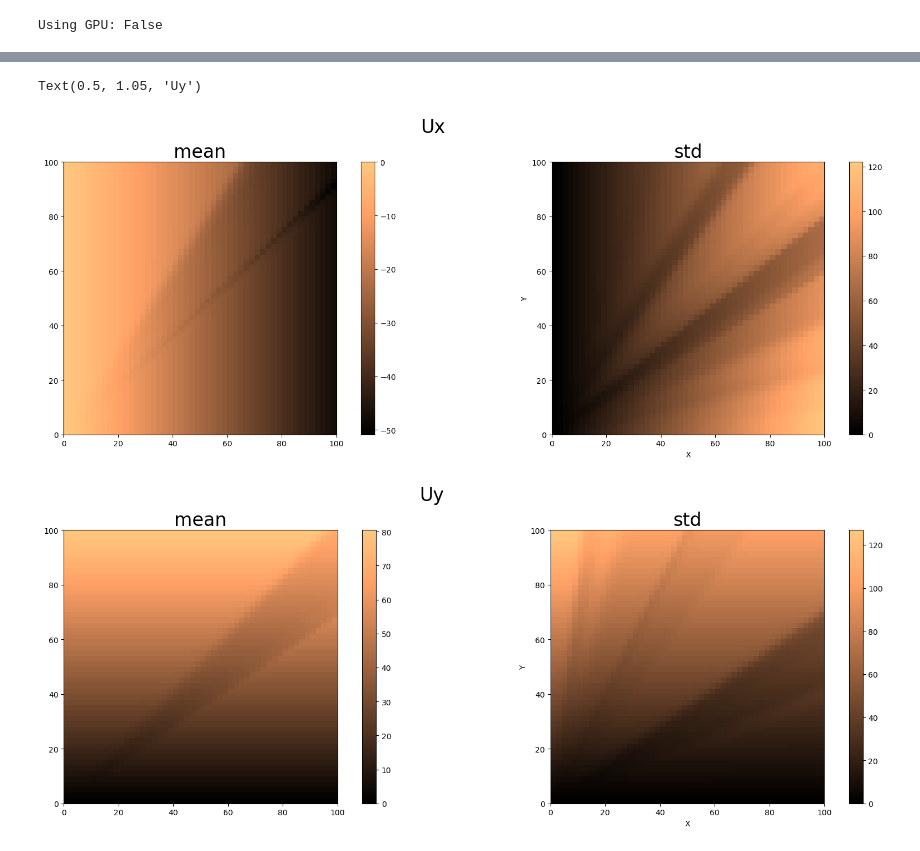
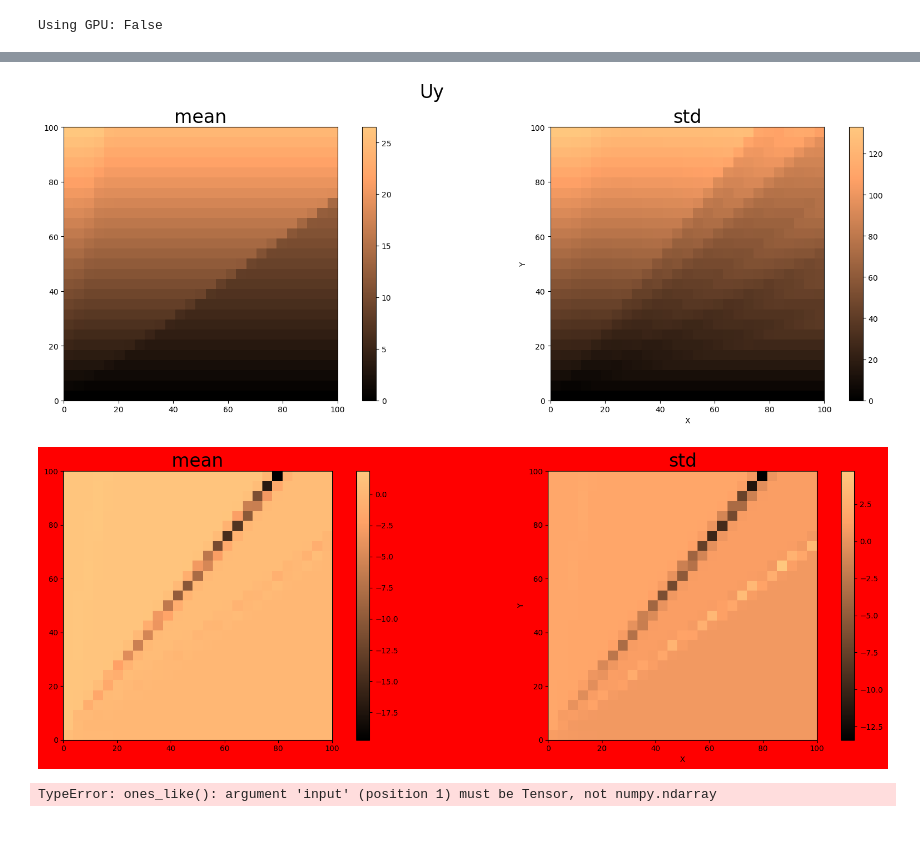
Before and after one commit to bonneted/pinn-cm, a Jupyter notebook: UQ/thin_plate.ipynb, the cells around one changed output, grey strips where cells are left out. Drawn from its saved outputs; the diff is of its cells as text; code cells hidden in the pictures.

```diff
--- a/UQ/thin_plate.ipynb
+++ b/UQ/thin_plate.ipynb
@@ -515,10 +515,10 @@ Uy_mean = MeanNN(input_dim=2).to(device)
 Uy_coeffs = CoefficientNN(input_dim=2, output_dim=truncation_order*2).to(device)
 # %%
 # Training
-batch_size = 1
+batch_size = 2
 learning_rate = 5e-4
 lambda_reg = 5e-10
-epochs = 1000
+epochs = 100
 
 C_data = [C11, torch.tensor(dC11_dx).float().to(device), torch.tensor(dC11_dy).float().to(device), C33, torch.tensor(dC33_dx).float().to(device), torch.tensor(dC33_dy).float().to(device)]
 
@@ -550,17 +550,17 @@ torch.save(Uy_coeffs.state_dict(), os.path.join(save_folder, "Uy_coeffs_model.pt
 
 
 # Load the model
-# Ux_mean = MeanNN(input_dim=2).to(device)
-# Ux_coeffs = CoefficientNN(input_dim=2, output_dim=truncation_order*2).to(device)
-# Uy_mean = MeanNN(input_dim=2).to(device)
-# Uy_coeffs = CoefficientNN(input_dim=2, output_dim=truncation_order*2).to(device)
+Ux_mean = MeanNN(input_dim=2).to(device)
+Ux_coeffs = CoefficientNN(input_dim=2, output_dim=truncation_order*2).to(device)
+Uy_mean = MeanNN(input_dim=2).to(device)
+Uy_coeffs = CoefficientNN(input_dim=2, output_dim=truncation_order*2).to(device)
 
-# Ux_mean.load_state_dict(torch.load('Ux_mean_model.pth'))
-# Ux_coeffs.load_state_dict(torch.load('Ux_coeffs_model.pth'))
-# Uy_mean.load_state_dict(torch.load('Uy_mean_model.pth'))
-# Uy_coeffs.load_state_dict(torch.load('Uy_coeffs_model.pth'))
+Ux_mean.load_state_dict(torch.load(os.path.join(save_folder, "Ux_mean_model.pth")))
+Ux_coeffs.load_state_dict(torch.load(os.path.join(save_folder, "Ux_coeffs_model.pth")))
+Uy_mean.load_state_dict(torch.load(os.path.join(save_folder, "Uy_mean_model.pth")))
+Uy_coeffs.load_state_dict(torch.load(os.path.join(save_folder, "Uy_coeffs_model.pth")))
 # %%
-N = 50
+N = 27
 # Generate the grid for plotting
 x_plot = np.linspace(0, Lmax, int(N))
 y_plot = np.linspace(0, Lmax, int(N))
@@ -569,53 +569,73 @@ X_plot, Y_plot = np.meshgrid(x_plot, y_plot)
 # Create a meshgrid of points
 points = np.column_stack((X_plot.ravel(), Y_plot.ravel()))
 points_tensor = torch.tensor(points).float().to(device)
+points_tensor.requires_grad = True
 
 
-with torch.no_grad():
-    Ux_mean_plot = Ux_mean(points_tensor).flatten()
-    Uy_mean_plot = Uy_mean(points_tensor).flatten()
-    Ux_coeffs_plot = Ux_coeffs(points_tensor).T
-    Uy_coeffs_plot = Uy_coeffs(points_tensor).T
+Ux_mean_plot = Ux_mean(points_tensor).flatten()
+Uy_mean_plot = Uy_mean(points_tensor).flatten()
+Ux_coeffs_plot = Ux_coeffs(points_tensor).T
+Uy_coeffs_plot = Uy_coeffs(points_tensor).T
 
 Ux_mean_plot, Uy_mean_plot = Enforce_BC(points_tensor,Ux_mean_plot,Uy_mean_plot)
 Ux_coeffs_plot, Uy_coeffs_plot = Enforce_BC(points_tensor,Ux_coeffs_plot,Uy_coeffs_plot)
 Ux_std_plot = torch.sqrt(torch.sum(Ux_coeffs_plot**2, dim=0))
 Uy_std_plot = torch.sqrt(torch.sum(Uy_coeffs_plot**2, dim=0))
 
-Ux_mean_plot = Ux_mean_plot.reshape(N, N).cpu().numpy()
-Uy_mean_plot = Uy_mean_plot.reshape(N, N).cpu().numpy()
-Ux_std_plot = Ux_std_plot.reshape(N, N).cpu().numpy()
-Uy_std_plot = Uy_std_plot.reshape(N, N).cpu().numpy()
+C11_plot = C11[:,:,0].ravel()
+C33_plot = C33[:,:,0].ravel()
+E_means = E_nn((Ux_mean_plot,Uy_mean_plot),points_tensor)
+S_means = S_nn(E_means, C11_plot, C33_plot)
+
+for i in range(3):
+    E_means[i] = E_means[i].reshape(N, N).cpu().detach().numpy()
+    S_means[i] = S_means[i].reshape(N, N).cpu().detach().numpy()
+
+Ux_mean_plot = Ux_mean_plot.reshape(N, N).cpu().detach().numpy()
+Uy_mean_plot = Uy_mean_plot.reshape(N, N).cpu().detach().numpy()
+Ux_std_plot = Ux_std_plot.reshape(N, N).cpu().detach().numpy()
+Uy_std_plot = Uy_std_plot.reshape(N, N).cpu().detach().numpy()
 # Reshape the predicted displacement to match the grid shape
 
 with torch.no_grad():
     Ux_pred, Uy_pred = U_nn(points_tensor, xi[0], Ux_mean, Ux_coeffs, Uy_mean, Uy_coeffs, Enforce_BC)
 Ux_pred = Ux_pred.reshape(N, N).cpu().numpy()
 Uy_pred = Uy_pred.reshape(N, N).cpu().numpy()
 
 def plot_field(Ax,Ay):
     # Plot the heatmap of the predicted displacement
     fig, ax = plt.subplots(1, 2, figsize=(18, 6))
     im1 = ax[0].imshow(Ax, extent=[0, Lmax, 0, Lmax], origin='lower', cmap='copper')
     plt.colorbar(im1,ax=ax[0])
     plt.xlabel('X')
     plt.ylabel('Y')
     ax[0].set_title('mean',fontsize=24)
 
     im2 = ax[1].imshow(Ay, extent=[0, Lmax, 0, Lmax], origin='lower', cmap='copper')
     plt.colorbar(im2,ax=ax[1])
     plt.xlabel('X')
     plt.ylabel('Y')
     ax[1].set_title('std',fontsize=24)
     plt.tight_layout()
     return fig,ax
 
-fig,ax = plot_field(Ux_mean_plot,Ux_std_plot)
-fig.suptitle('Ux', fontsize=24, y=1.05)
+# fig,ax = plot_field(Ux_mean_plot,Ux_std_plot)
+# fig.suptitle('Ux', fontsize=24, y=1.05)
 
 fig,ax = plot_field(Uy_mean_plot,Uy_std_plot)
 fig.suptitle('Uy', fontsize=24, y=1.05)
+
+fig,ax = plot_field(S_means[0],S_means[1])
 # %% [output]
-Text(0.5, 1.05, 'Uy')
-[figure, old version]
+[figure, new version]
-[figure, old version]
+[figure, new version]
+# %%
+C11_plot = C11[:,:,0].reshape(-1,1)
+C33_plot = C33[:,:,0].reshape(-1,1)
+E_means = E_nn((Ux_mean_plot,Uy_mean_plot),points_tensor)
+S_means = S_nn(E_means, C11_plot, C33_plot)
+
+Sxx,Syy,Sxy = S_means
+Exx,Eyy,Exy = E_means
+# %% [output]
+TypeError: ones_like(): argument 'input' (position 1) must be Tensor, not numpy.ndarray
```
Also changed, not shown: parts of 4 cells of this notebook.
